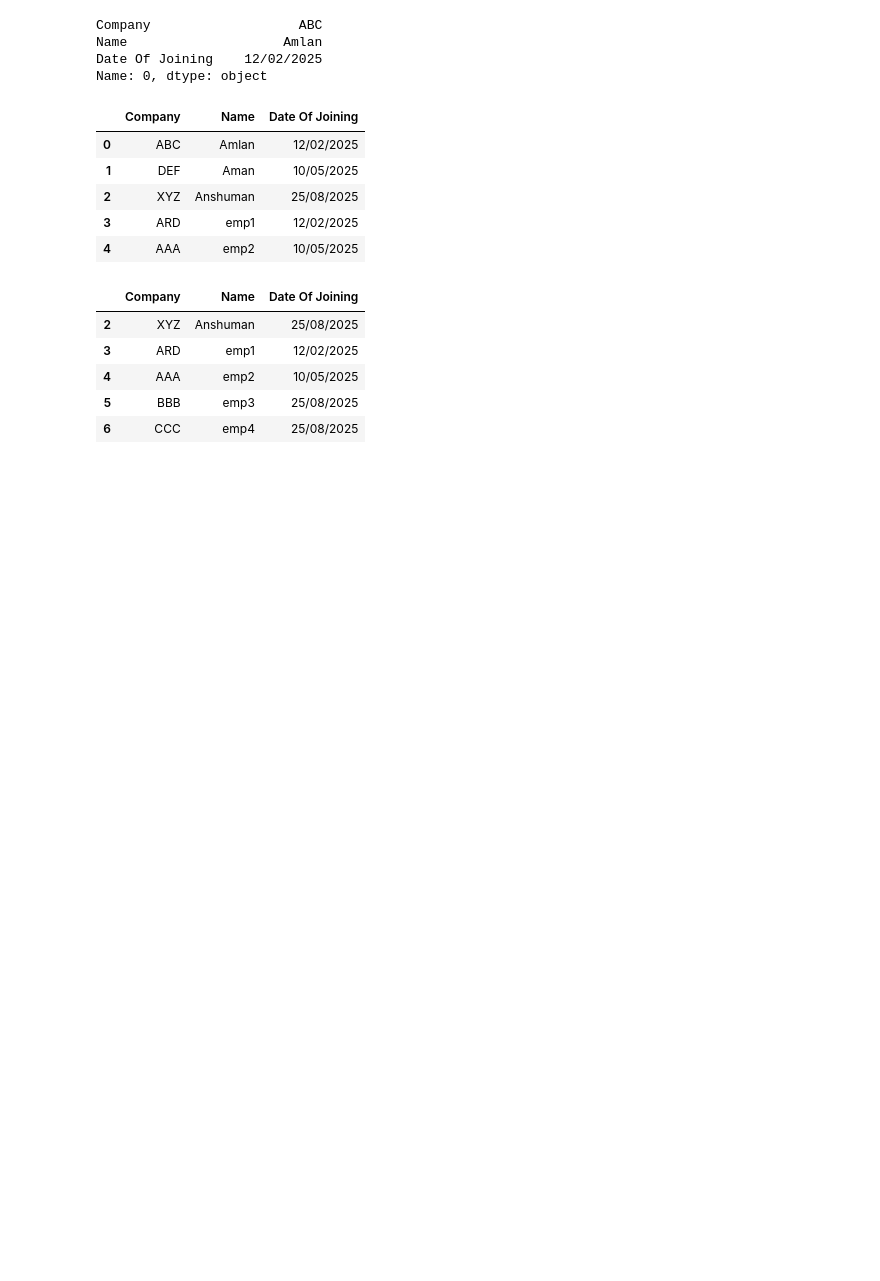
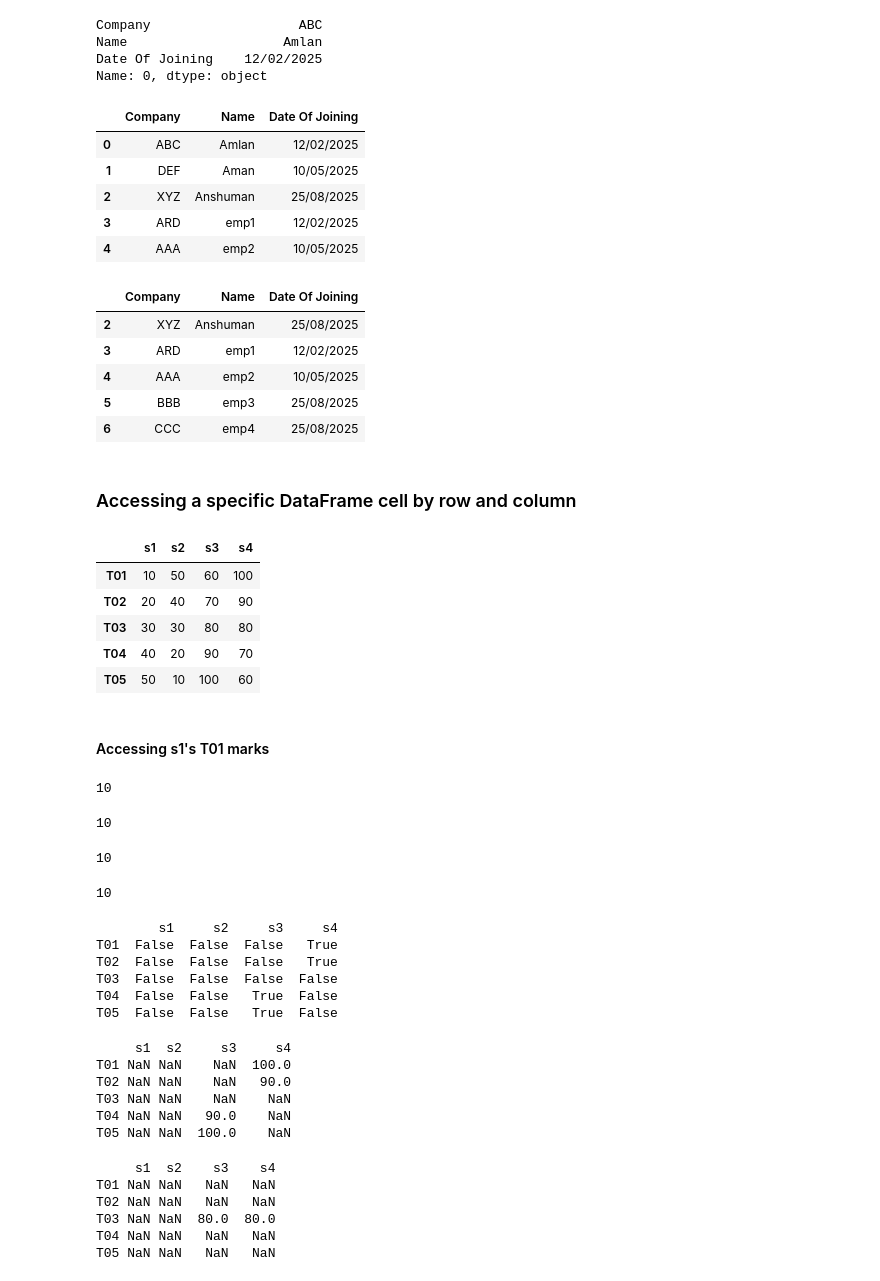
Before and after one commit to Coder-Amlan-for-College/MLC, a Jupyter notebook: Pandas-DataFrame.ipynb, the cells around one changed output. Drawn from its saved outputs; the diff is of its cells as text; code cells hidden in the pictures; blank space fills up the shorter version.

```diff
--- a/Pandas-DataFrame.ipynb
+++ b/Pandas-DataFrame.ipynb
@@ -354,3 +354,71 @@ empDf.tail()
 | 4 | AAA | emp2 | 10/05/2025 |
 | 5 | BBB | emp3 | 25/08/2025 |
 | 6 | CCC | emp4 | 25/08/2025 |
+# %% [markdown]
+### Accessing a specific DataFrame cell by row and column
+# %%
+marks = pd.DataFrame({
+    "s1":[10,20,30,40,50],
+    "s2":[50,40,30,20,10],
+    "s3":[60,70,80,90,100],
+    "s4":[100,90,80,70,60]
+},index=["T01","T02","T03","T04","T05"])
+
+marks
+# %% [output]
+|  | s1 | s2 | s3 | s4 |
+| T01 | 10 | 50 | 60 | 100 |
+| T02 | 20 | 40 | 70 | 90 |
+| T03 | 30 | 30 | 80 | 80 |
+| T04 | 40 | 20 | 90 | 70 |
+| T05 | 50 | 10 | 100 | 60 |
+# %% [markdown]
+#### Accessing s1's T01 marks
+# %%
+#method1
+marks["s1"]["T01"] #[col][row]
+# %% [output]
+10
+# %%
+#method2
+marks.s1.T01 #col.row
+# %% [output]
+10
+# %%
+#method3
+marks.at["T01","s1"]#[row][col]
+# %% [output]
+10
+# %%
+marks.iat[0,0] #[row][col] in integer
+# %% [output]
+10
+# %%
+#O grade students:
+print(marks>=90)
+# %% [output]
+        s1     s2     s3     s4
+T01  False  False  False   True
+T02  False  False  False   True
+T03  False  False  False  False
+T04  False  False   True  False
+T05  False  False   True  False
+# %%
+print(marks[marks>=90])
+# %% [output]
+     s1  s2     s3     s4
+T01 NaN NaN    NaN  100.0
+T02 NaN NaN    NaN   90.0
+T03 NaN NaN    NaN    NaN
+T04 NaN NaN   90.0    NaN
+T05 NaN NaN  100.0    NaN
+# %%
+print(marks[(marks<90) & (marks>=80)])
+# in pandas and is &, or is | , not is ~
+# %% [output]
+     s1  s2    s3    s4
+T01 NaN NaN   NaN   NaN
+T02 NaN NaN   NaN   NaN
+T03 NaN NaN  80.0  80.0
+T04 NaN NaN   NaN   NaN
+T05 NaN NaN   NaN   NaN
```
Also changed, not shown: parts of 10 cells of this notebook, 1 other file.
